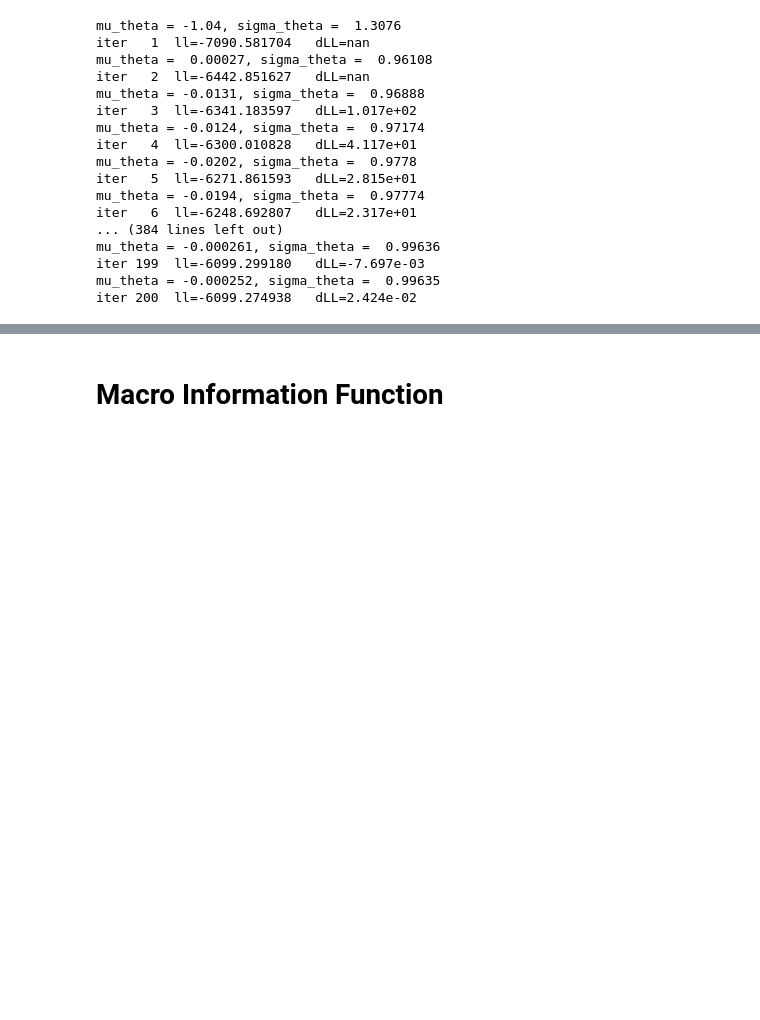
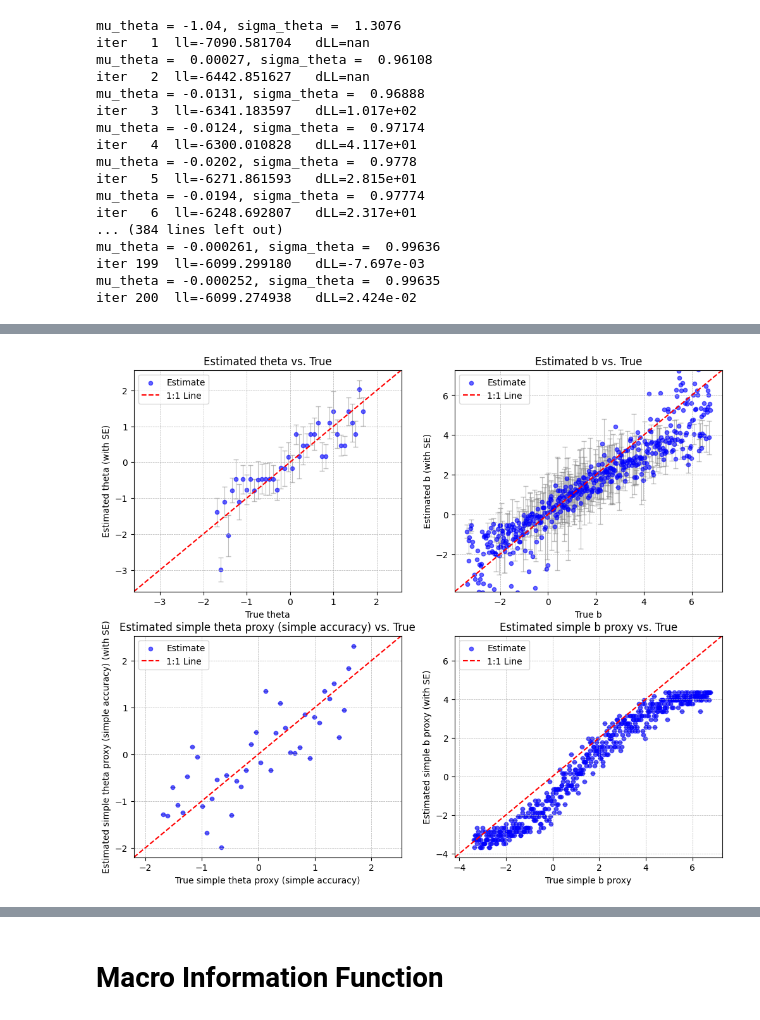
Before and after one commit to ratthachat/reasoning-aware-irt, a Jupyter notebook: notebooks/toy.ipynb, the cells around one changed output, grey strips where cells are left out. Saved outputs shown, nothing was run; the diff lists cells and outputs as text; code cells hidden in the pictures; blank space fills up the shorter version.

```diff
--- a/notebooks/toy.ipynb
+++ b/notebooks/toy.ipynb
@@ -172,3 +220,13 @@ plot_parameter_scatter_with_se(axes[3], toy_data["a_i_true"], fit_results.a_i, N
+# %%
+fig, axes = plt.subplots(2, 2, figsize=(12, 10))
+axes = axes.flatten() # Flatten the 2D array of axes for easy iteration
+
+plot_parameter_scatter_with_se(axes[0], new_theta, fit_results.theta_j_mean, fit_results.theta_bracket_half_tau, "theta")
+plot_parameter_scatter_with_se(axes[1], new_b, fit_results.b_i, fit_results.b_bracket_half_tau, "b")
+plot_parameter_scatter_with_se(axes[2], new_theta, theta_proxy_transform, None, "simple theta proxy (simple accuracy)")
+plot_parameter_scatter_with_se(axes[3], new_b, b_proxy_transform, None, "simple b proxy")
+# %% [output]
+[figure, added]
 # %%
 from reasoning_aware_irt.gem import compute_laplace_ses
 ses = compute_laplace_ses(
```
Also changed, not shown: parts of 6 cells of this notebook, 1 other file.
